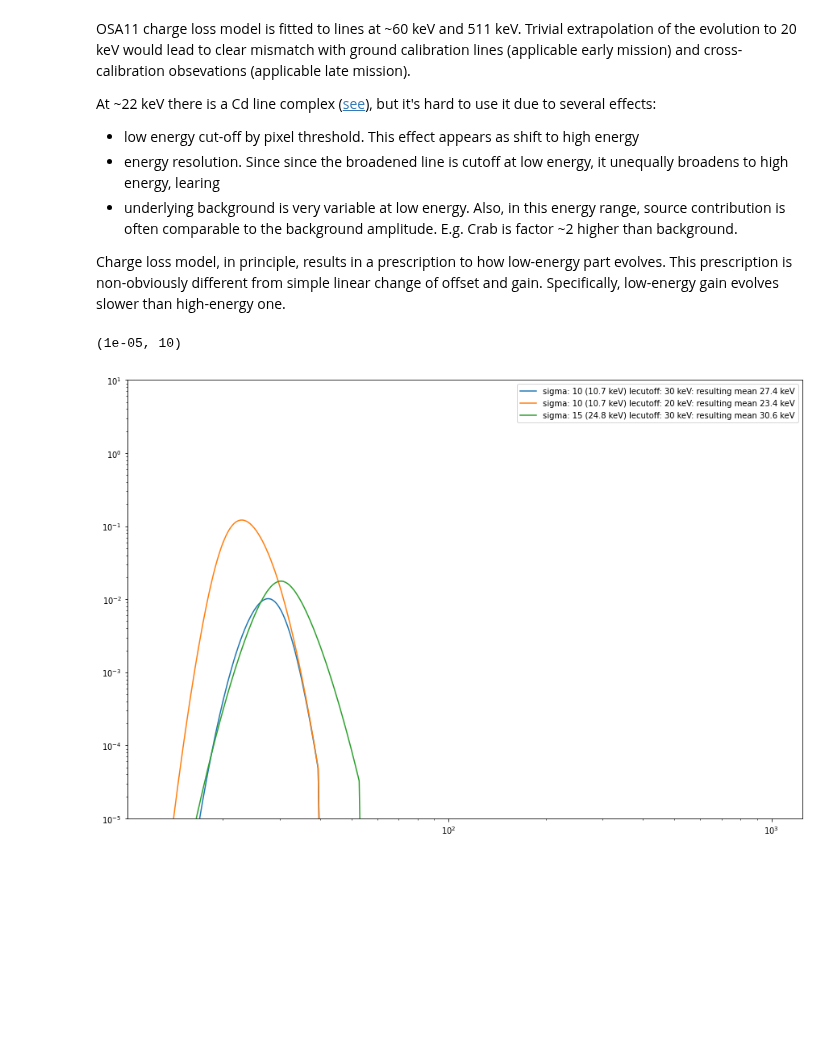
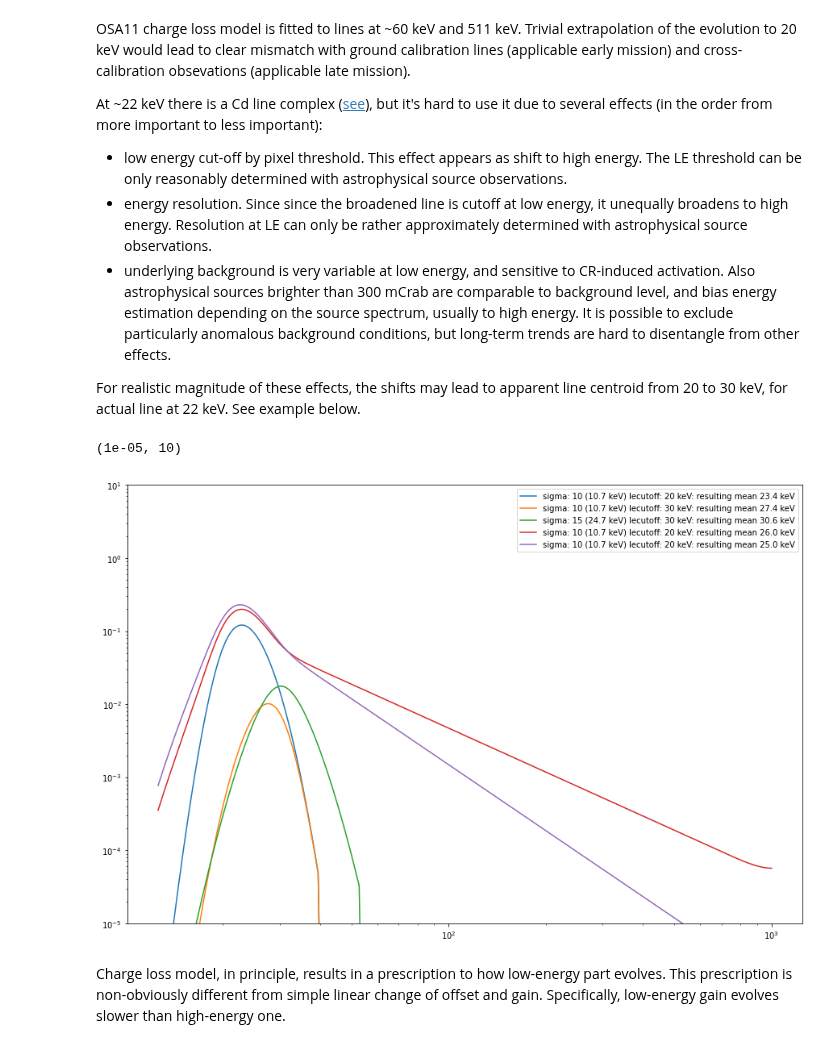
Before and after one commit to volodymyrss/integral-ibis-isgri-le-response, a Jupyter notebook: readme.ipynb, the cells around one changed output. Saved outputs shown, nothing was run; the diff lists cells and outputs as text; code cells hidden in the pictures; blank space fills up the shorter version.

```diff
--- a/readme.ipynb
+++ b/readme.ipynb
@@ -2,12 +2,12 @@
 OSA11 charge loss model is fitted to lines at ~60 keV and 511 keV.
 Trivial extrapolation of the evolution to 20 keV would lead to clear mismatch with ground calibration lines (applicable early mission) and cross-calibration obsevations (applicable late mission).
 
-At ~22 keV there is a Cd line complex ([see](https://xdb.lbl.gov/Section1/Table_1-2.pdf)), but it's hard to use it due to several effects:
-* low energy cut-off by pixel threshold. This effect appears as shift to high energy
-* energy resolution. Since since the broadened line is cutoff at low energy, it unequally broadens to high energy, learing
-* underlying background is very variable at low energy. Also, in this energy range, source contribution is often comparable to the background amplitude. E.g. Crab is factor ~2 higher than background.
+At ~22 keV there is a Cd line complex ([see](https://xdb.lbl.gov/Section1/Table_1-2.pdf)), but it's hard to use it due to several effects (in the order from more important to less important):
+* low energy cut-off by pixel threshold. This effect appears as shift to high energy. The LE threshold can be only reasonably determined with astrophysical source observations.
+* energy resolution. Since since the broadened line is cutoff at low energy, it unequally broadens to high energy. Resolution at LE can only be rather approximately determined with astrophysical source observations.
+* underlying background is very variable at low energy, and sensitive to CR-induced activation. Also astrophysical sources brighter than 300 mCrab are comparable to background level, and bias energy estimation depending on the source spectrum, usually to high energy. It is possible to exclude particularly anomalous background conditions, but long-term trends are hard to disentangle from other effects.
 
-Charge loss model, in principle, results in a prescription to how low-energy part evolves. This prescription is non-obviously different from simple linear change of offset and gain. Specifically, low-energy gain evolves slower than high-energy one.
+For realistic magnitude of these effects, the shifts may lead to apparent line centroid from 20 to 30 keV, for actual line at 22 keV. See example below.
 # %%
 import numpy as np
 from scipy.ndimage import gaussian_filter1d as g1d
@@ -18,38 +18,44 @@ plt.figure(figsize=(15, 10))
 
 en = np.logspace(1.1, 3, 300)
 
 
 raw_line = norm(22, 0.1).pdf(en)
 
 def leeffi(en, position=15, sharpness=14):
     return (en/position)**sharpness/(1+(en/position)**sharpness)
 
 def observe(raw, sigma, lecutoff):
     return g1d(raw, sigma)*leeffi(en, lecutoff)
 
 
-for sigma, lecutoff in [
-    (10, 30),
-    (10, 20),
-    (15, 30)
+for sigma, lecutoff, extrabkg in [
+    (10, 20, 0),
+    (10, 30, 0),
+    (15, 30, 0),
+    (10, 20, 0.05*(en/30)**-2),
+    (10, 20, 0.05*(en/30)**-3),
 ]:
+    m = en < 50
     obs_nole = observe(raw_line, sigma, 0.1)
-    obs = observe(raw_line, sigma, lecutoff)
+    obs = observe(raw_line + extrabkg, sigma, lecutoff)
 
-    mean = np.sum(en*obs)/np.sum(obs)
-    width = np.nansum(obs_nole*en**2)/np.nansum(obs_nole) - (np.nansum(obs_nole*en)/np.nansum(obs_nole))**2
+    mean = np.sum((en*obs)[m])/np.sum(obs[m])
+    width = np.nansum((obs_nole*en**2)[m])/np.nansum(obs_nole[m]) - (np.nansum((obs_nole*en)[m])/np.nansum(obs_nole[m]))**2
 
     plt.plot(
         en,
         obs,
         label=f"sigma: {sigma} ({width:.1f} keV) lecutoff: {lecutoff} keV: resulting mean {mean:.1f} keV"
     )
 
 
+
 plt.loglog()
 plt.legend()
 
 plt.ylim([1e-5, 10])
 # %% [output]
 (1e-05, 10)
-[figure, old version]
+[figure, new version]
+# %% [markdown]
+Charge loss model, in principle, results in a prescription to how low-energy part evolves. This prescription is non-obviously different from simple linear change of offset and gain. Specifically, low-energy gain evolves slower than high-energy one.
```
